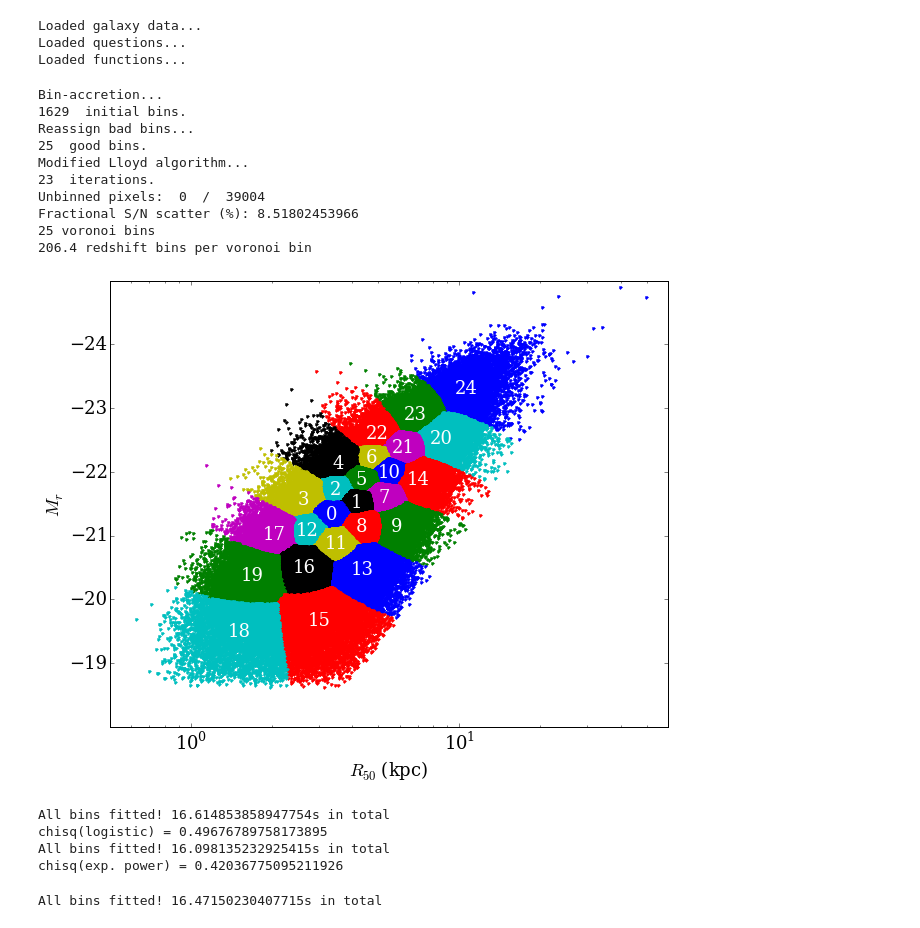
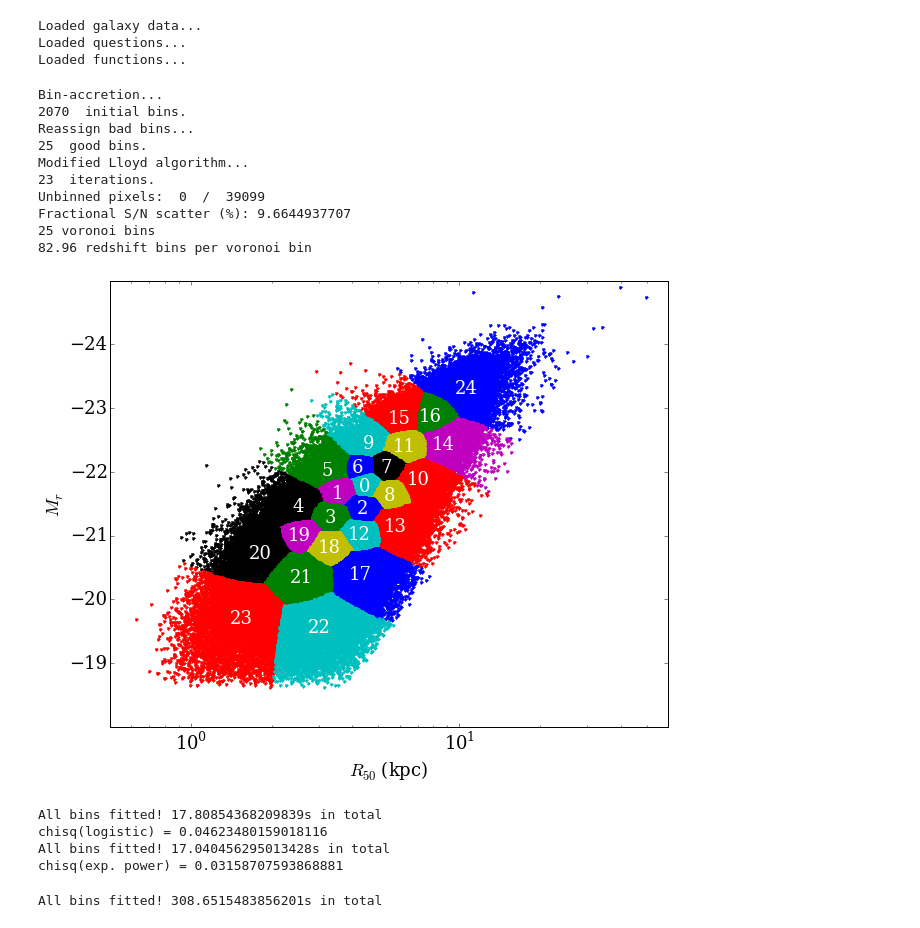
Before and after one commit to RossHart/Debiasing-testing-v2, a Jupyter notebook: Codes/debiasing_final.ipynb, the cells around one changed output. Drawn from its saved outputs; the diff is of its cells as text; code cells hidden in the pictures.

```diff
--- a/Codes/debiasing_final.ipynb
+++ b/Codes/debiasing_final.ipynb
@@ -59,3 +53,10 @@ answer = answers[0] # Only do 1 answer this time.
 Loaded galaxy data...
 Loaded questions...
 Loaded functions...
+# %%
+#for question in questions.keys():
+    #for answer in questions[question]['answers']:
+        #print(question + '_' + answer + '_weighted_fraction')
+
+question = 't01_smooth_or_features'
+answer = 'a02_features_or_disk'
@@ -62,14 +66,14 @@ Loaded functions...
 # %%
-vbins,zbins,zbins_coarse,vbins_table = binning.bin_data(data,question,answer,plot=True,signal=40)
+vbins,zbins,zbins_coarse,vbins_table = binning.bin_data(data,question,answer,plot=True,signal=100)
 # %% [output]
 Bin-accretion...
-1629  initial bins.
+2070  initial bins.
 Reassign bad bins...
 25  good bins.
 Modified Lloyd algorithm...
 23  iterations.
-Unbinned pixels:  0  /  39004
-Fractional S/N scatter (%): 8.51802453966
+Unbinned pixels:  0  /  39099
+Fractional S/N scatter (%): 9.6644937707
 25 voronoi bins
-206.4 redshift bins per voronoi bin
+82.96 redshift bins per voronoi bin
-[figure, old version]
+[figure, new version]
@@ -260,10 +209,10 @@ def fit_vbin_function(data, vbins, zbins, fit_setup,
 fit_setup = get_best_function(data,vbins,zbins_coarse,
                               function_dictionary,question,answer)
 # %% [output]
-All bins fitted! 16.614853858947754s in total
-chisq(logistic) = 0.49676789758173895
-All bins fitted! 16.098135232925415s in total
-chisq(exp. power) = 0.42036775095211926
+All bins fitted! 17.80854368209839s in total
+chisq(logistic) = 0.04623480159018116
+All bins fitted! 17.040456295013428s in total
+chisq(exp. power) = 0.03158707593868881
 # %%
 def make_axes(n_morph,xlabel='$\log(f_v)$',ylabel='cumulative fraction'):
 
@@ -438,10 +388,10 @@ def get_func(M_dependence,R_dependence,z_dependence):
 
     return kcfunc
 # %%
-fit_vbin_results = fit_vbin_function(data, vbins, zbins_coarse, fit_setup,
+fit_vbin_results = fit_vbin_function(data, vbins, zbins, fit_setup,
                       question,answer)
 # %% [output]
-All bins fitted! 16.47150230407715s in total
+All bins fitted! 308.6515483856201s in total
 # %%
 c_residuals = np.zeros(3**3)
 k_residuals = np.zeros(3**3)
```
Also changed, not shown: parts of 18 cells of this notebook, 4 other files.
